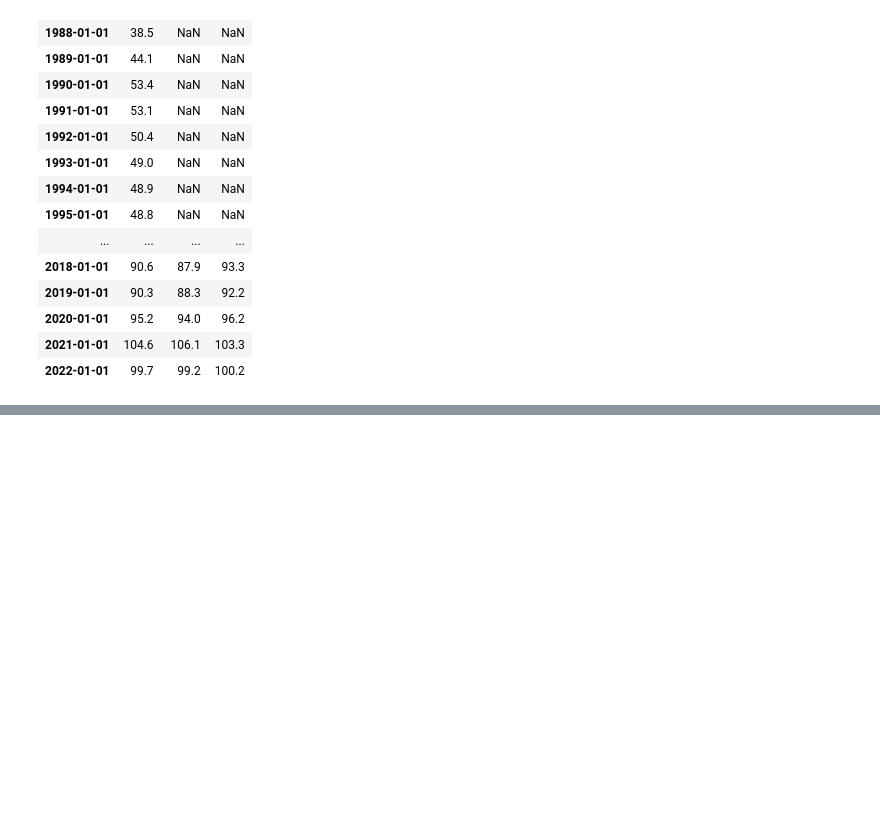
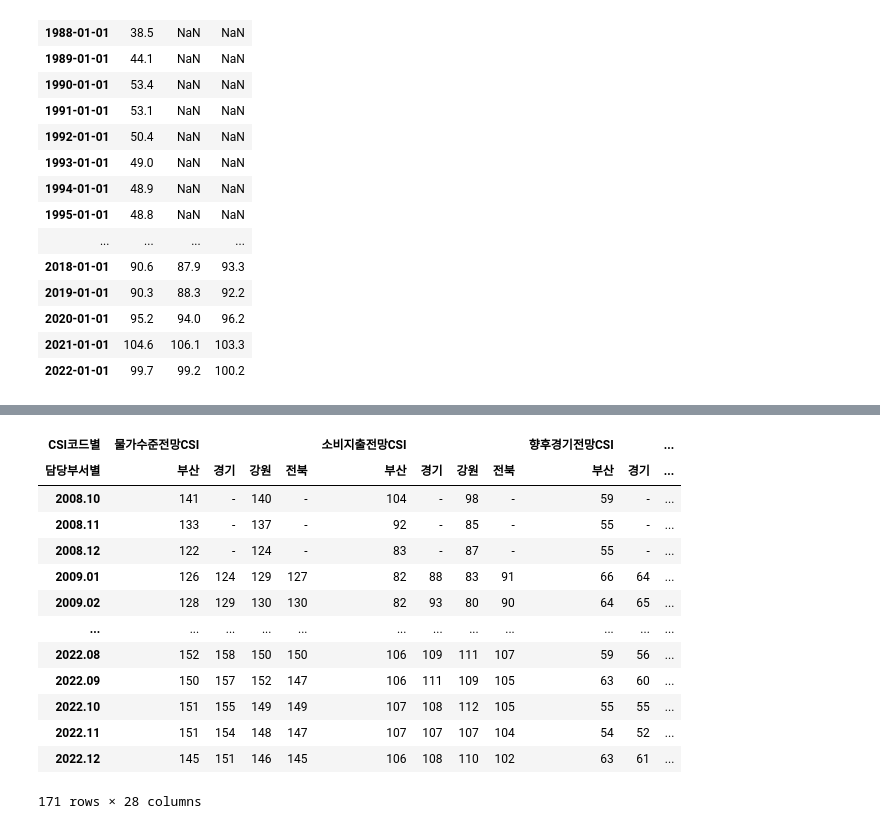
Before and after one commit to MinkyuRamen/2023KDS-HACKATHON, a Jupyter notebook: preprocessing/preprocessing.ipynb, the cells around one changed output, grey strips where cells are left out. Drawn from its saved outputs; the diff is of its cells as text; code cells hidden in the pictures; blank space fills up the shorter version.

```diff
--- a/preprocessing/preprocessing.ipynb
+++ b/preprocessing/preprocessing.ipynb
@@ -42,0 +34,5 @@ house.to_csv('../preprocess_data/house.csv')
+# %%
+cust = pd.read_csv('../raw_data/소비자동향조사_지역__월.csv', index_col=[0,1], header=0).T
+cust_col = list(set(cust.columns.get_level_values(0)))
+# cust.drop(, axis=1, inplace=True)
+cust.head()
@@ -42,0 +189,18 @@ house.to_csv('../preprocess_data/house.csv')
+# %%
+insix = cust[[cust_col[1], cust_col[3], cust_col[4], cust_col[8], cust_col[9], cust_col[10], cust_col[11]]]
+insix
+# %% [output]
+| CSI코드별 | 물가수준전망CSI |  |  |  | 소비지출전망CSI |  |  |  | 향후경기전망CSI |  | ... |
+| 담당부서별 | 부산 | 경기 | 강원 | 전북 | 부산 | 경기 | 강원 | 전북 | 부산 | 경기 | ... |
+| 2008.10 | 141 | - | 140 | - | 104 | - | 98 | - | 59 | - | ... |
+| 2008.11 | 133 | - | 137 | - | 92 | - | 85 | - | 55 | - | ... |
+| 2008.12 | 122 | - | 124 | - | 83 | - | 87 | - | 55 | - | ... |
+| 2009.01 | 126 | 124 | 129 | 127 | 82 | 88 | 83 | 91 | 66 | 64 | ... |
+| 2009.02 | 128 | 129 | 130 | 130 | 82 | 93 | 80 | 90 | 64 | 65 | ... |
+| ... | ... | ... | ... | ... | ... | ... | ... | ... | ... | ... | ... |
+| 2022.08 | 152 | 158 | 150 | 150 | 106 | 109 | 111 | 107 | 59 | 56 | ... |
+| 2022.09 | 150 | 157 | 152 | 147 | 106 | 111 | 109 | 105 | 63 | 60 | ... |
+| 2022.10 | 151 | 155 | 149 | 149 | 107 | 108 | 112 | 105 | 55 | 55 | ... |
+| 2022.11 | 151 | 154 | 148 | 147 | 107 | 107 | 107 | 104 | 54 | 52 | ... |
+| 2022.12 | 145 | 151 | 146 | 145 | 106 | 108 | 110 | 102 | 63 | 61 | ... |
+171 rows × 28 columns
```
Also changed, not shown: parts of 13 cells of this notebook, 3 other files.
